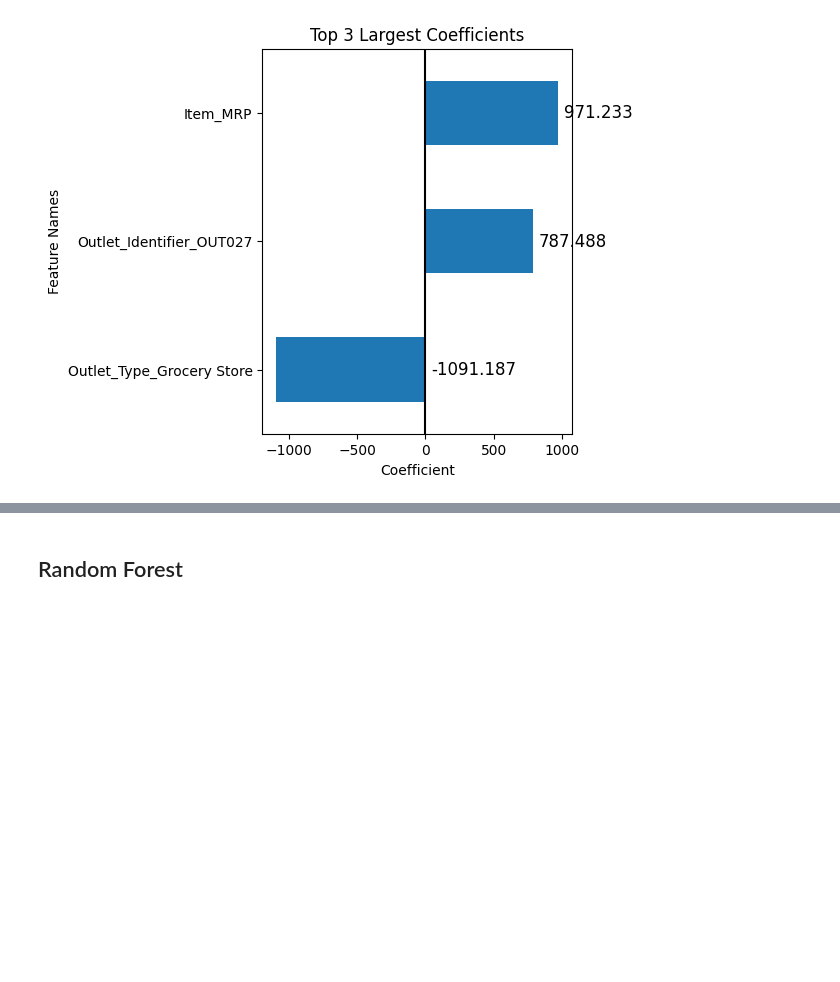
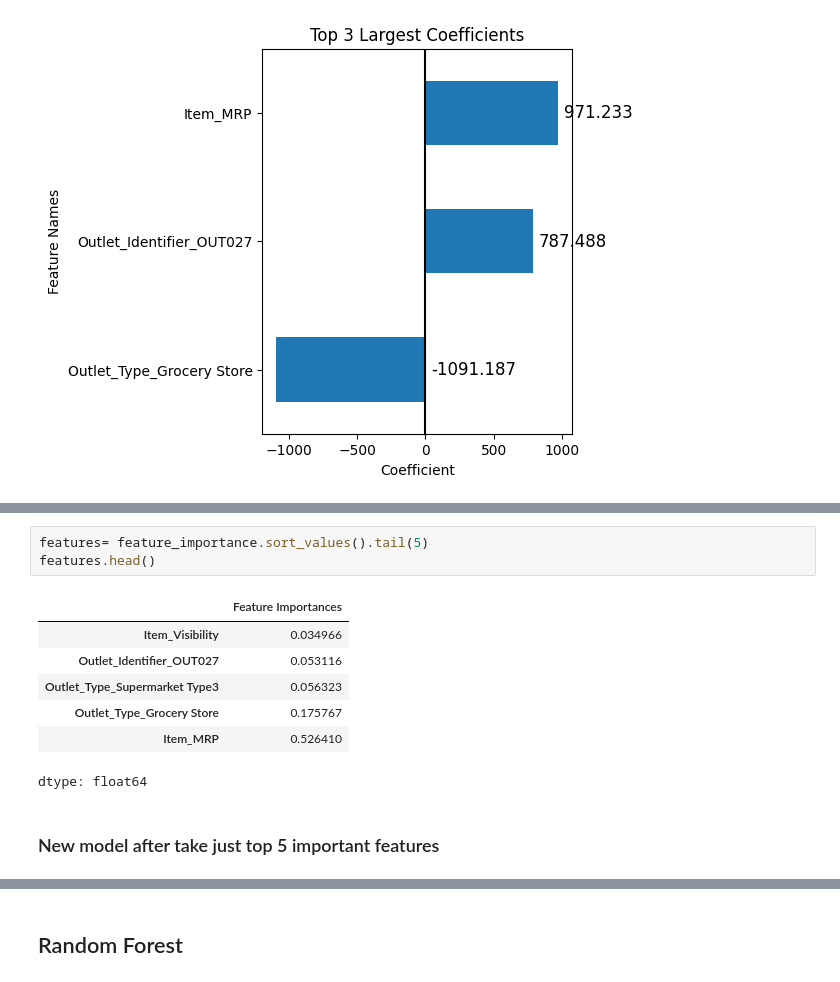
Before and after one commit to abeeraz379/Prediction-of-Product-sales, a Jupyter notebook: prediction of product sales.ipynb, the cells around one changed output, grey strips where cells are left out. Saved outputs shown, nothing was run; the diff lists cells and outputs as text; blank space fills up the shorter version.

```diff
--- a/prediction of product sales.ipynb
+++ b/prediction of product sales.ipynb
@@ -1711,0 +1829,13 @@ plot_coeffs(coeffs,top_n=3,intercept=False,annotate=True);
+# %%
+features= feature_importance.sort_values().tail(5)
+features.head()
+# %% [output]
+|  | Feature Importances |
+| Item_Visibility | 0.034966 |
+| Outlet_Identifier_OUT027 | 0.053116 |
+| Outlet_Type_Supermarket Type3 | 0.056323 |
+| Outlet_Type_Grocery Store | 0.175767 |
+| Item_MRP | 0.526410 |
+dtype: float64
+# %% [markdown]
+### New model after take just top 5 important features
```
Also changed, not shown: parts of 29 cells of this notebook.
